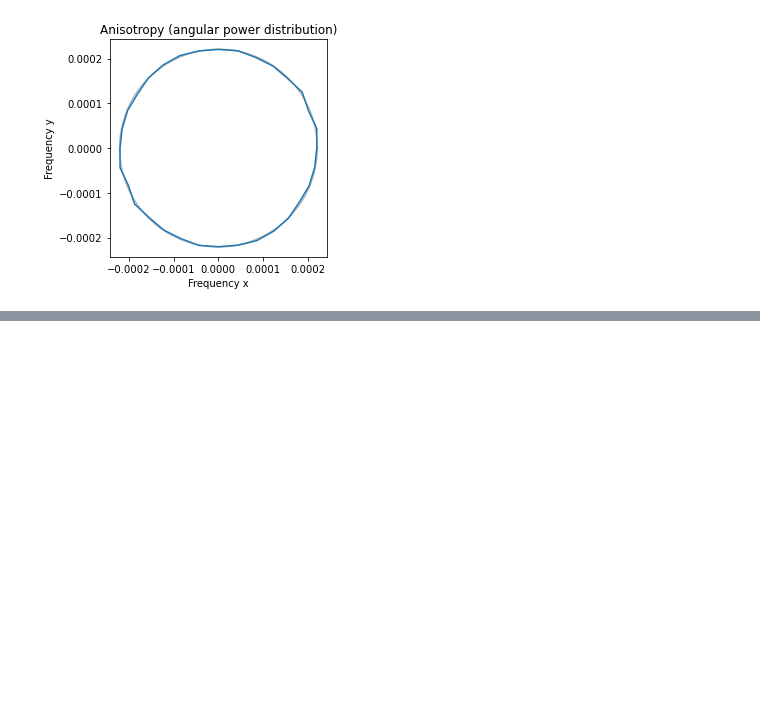
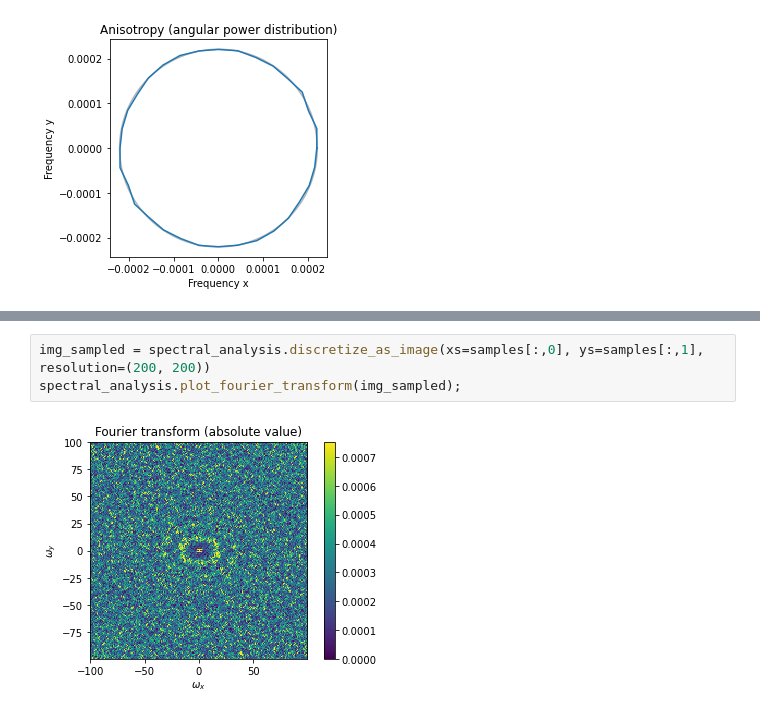
Before and after one commit to TobiasRp/vc_sample, a Jupyter notebook: notebooks/sampling_examples.ipynb, the cells around one changed output, grey strips where cells are left out. Drawn from its saved outputs; the diff is of its cells as text; blank space fills up the shorter version.

```diff
--- a/notebooks/test_points.ipynb
+++ b/notebooks/sampling_examples.ipynb
@@ -96,0 +133,5 @@ spectral_analysis.plot_anisotropy(img_sampled);
+# %%
+img_sampled = spectral_analysis.discretize_as_image(xs=samples[:,0], ys=samples[:,1], resolution=(200, 200))
+spectral_analysis.plot_fourier_transform(img_sampled);
+# %% [output]
+[figure, added]
```
Also changed, not shown: parts of 9 cells of this notebook, 1 other file.
